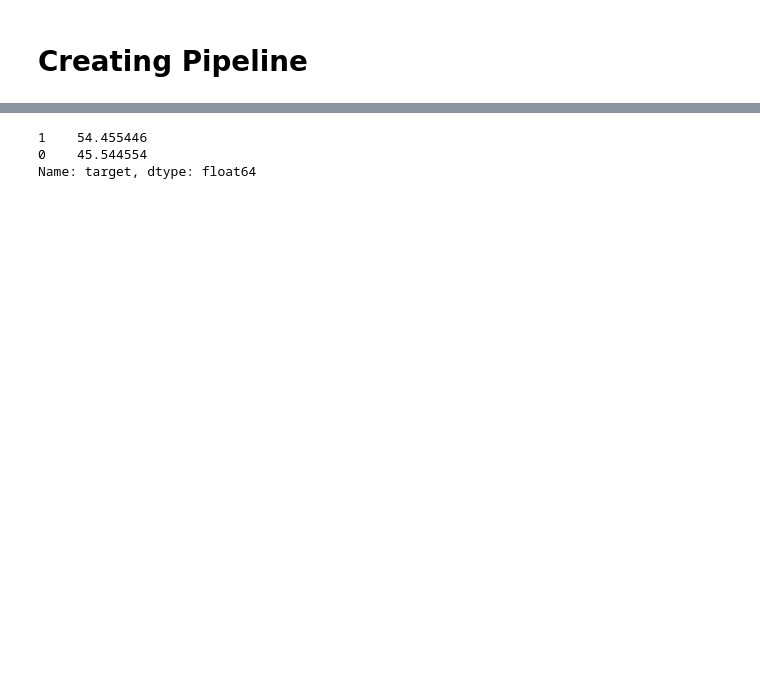
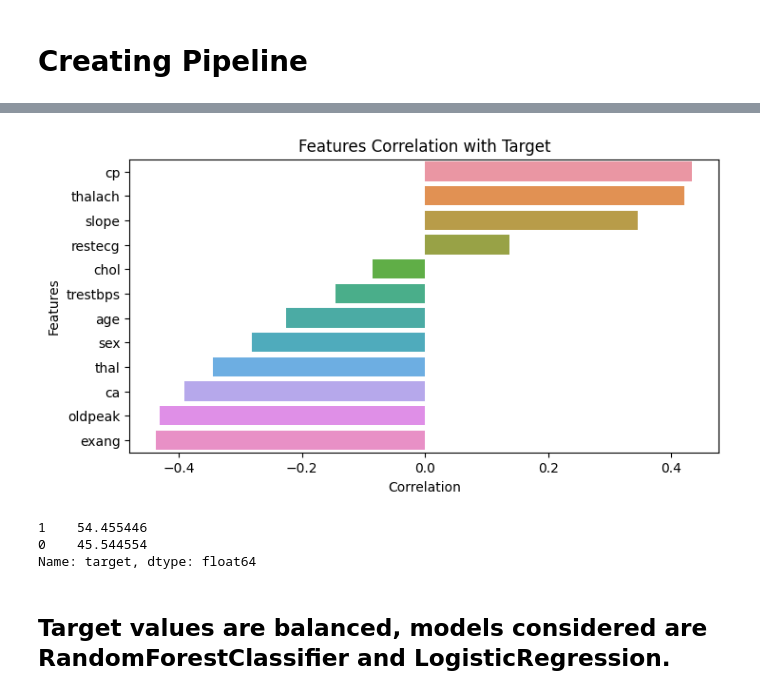
Before and after one commit to karushp/heart-disease-predict, a Jupyter notebook: notebook/heart-pipe.ipynb, the cells around one changed output, grey strips where cells are left out. Cells and saved outputs as stored; diff of their text form; code cells hidden in the pictures; blank space fills up the shorter version.

```diff
--- a/notebook/heart-pipe.ipynb
+++ b/notebook/heart-pipe.ipynb
@@ -22,0 +166,13 @@ y = df_heart['target']
+# %%
+# Creating Correlation Matrix
+
+corr_matrix = df_heart.corr()
+filterd_corr_matrix = corr_matrix[(corr_matrix > 0.1) | (corr_matrix < -0.1)]
+
+# Get key features for target result (|corr| > 0.1 |corr| < -0.1)
+corr_with_target = corr_matrix['target'].reset_index().sort_values(by='target', ascending=False)
+corr_with_target.columns=['Features', 'Correlation']
+filtered_corr_with_target = corr_with_target[(corr_with_target['Correlation'] > 0.03) | (corr_with_target['Correlation'] < -0.03)]
+filtered_corr_with_target = filtered_corr_with_target[filtered_corr_with_target['Features'] != 'target']
+
+filtered_corr_with_target
@@ -22,0 +193,9 @@ y = df_heart['target']
+# %%
+# Plotting Correlation Matrix
+
+plt.figure(figsize=(8, 4))
+sns.barplot(x='Correlation', y='Features', data=filtered_corr_with_target)
+plt.title('Features Correlation with Target')
+plt.show()
+# %% [output]
+[figure, added]
@@ -27,3 +210,5 @@ y.value_counts(normalize=True)*100
 1    54.455446
 0    45.544554
 Name: target, dtype: float64
+# %% [markdown]
+## Target values are balanced, models considered are RandomForestClassifier and LogisticRegression.
```
Also changed, not shown: parts of 28 cells of this notebook, 1 other file.
